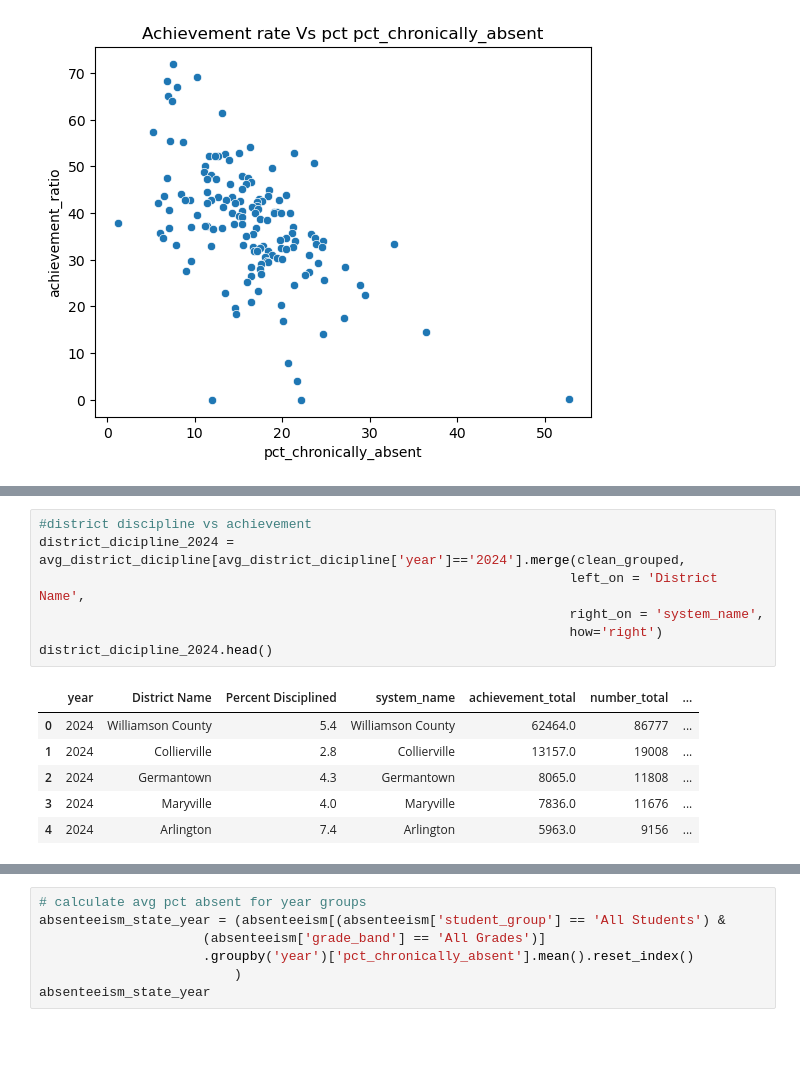
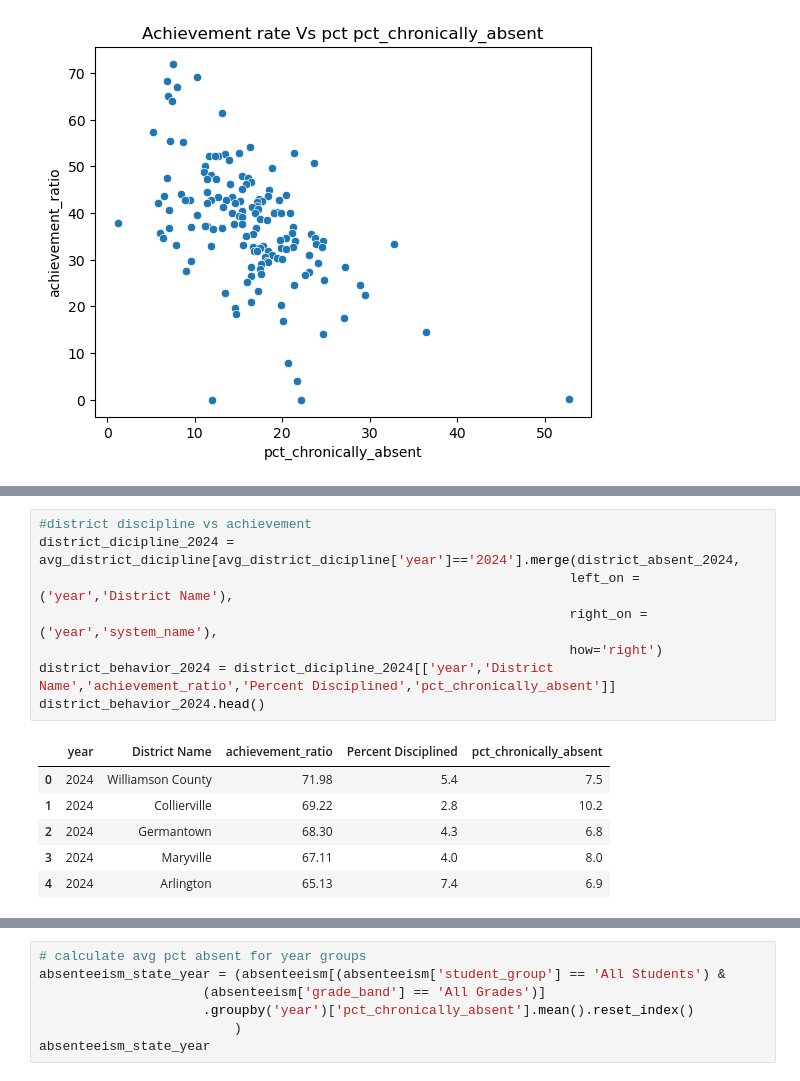
Before and after one commit to H-Getu/TN-Education-Landscape, a Jupyter notebook: scripts/Tn_education.ipynb, the cells around one changed output, grey strips where cells are left out. Drawn from its saved outputs; the diff is of its cells as text; blank space fills up the shorter version.

```diff
--- a/scripts/Tn_education.ipynb
+++ b/scripts/Tn_education.ipynb
@@ -386,16 +395,17 @@ Text(0.5, 1.0, 'Achievement rate Vs pct pct_chronically_absent')
 # %%
 #district discipline vs achievement
-district_dicipline_2024 = avg_district_dicipline[avg_district_dicipline['year']=='2024'].merge(clean_grouped,
-                                                                    left_on = 'District Name',
-                                                                    right_on = 'system_name',
+district_dicipline_2024 = avg_district_dicipline[avg_district_dicipline['year']=='2024'].merge(district_absent_2024,
+                                                                    left_on = ('year','District Name'),
+                                                                    right_on = ('year','system_name'),
                                                                     how='right')
-district_dicipline_2024.head()
+district_behavior_2024 = district_dicipline_2024[['year','District Name','achievement_ratio','Percent Disciplined','pct_chronically_absent']]
+district_behavior_2024.head()
 # %% [output]
-|  | year | District Name | Percent Disciplined | system_name | achievement_total | number_total | ... |
-| 0 | 2024 | Williamson County | 5.4 | Williamson County | 62464.0 | 86777 | ... |
-| 1 | 2024 | Collierville | 2.8 | Collierville | 13157.0 | 19008 | ... |
-| 2 | 2024 | Germantown | 4.3 | Germantown | 8065.0 | 11808 | ... |
-| 3 | 2024 | Maryville | 4.0 | Maryville | 7836.0 | 11676 | ... |
-| 4 | 2024 | Arlington | 7.4 | Arlington | 5963.0 | 9156 | ... |
+|  | year | District Name | achievement_ratio | Percent Disciplined | pct_chronically_absent |
+| 0 | 2024 | Williamson County | 71.98 | 5.4 | 7.5 |
+| 1 | 2024 | Collierville | 69.22 | 2.8 | 10.2 |
+| 2 | 2024 | Germantown | 68.30 | 4.3 | 6.8 |
+| 3 | 2024 | Maryville | 67.11 | 4.0 | 8.0 |
+| 4 | 2024 | Arlington | 65.13 | 7.4 | 6.9 |
 # %%
 #scatter plot
```
Also changed, not shown: parts of 32 cells of this notebook.
